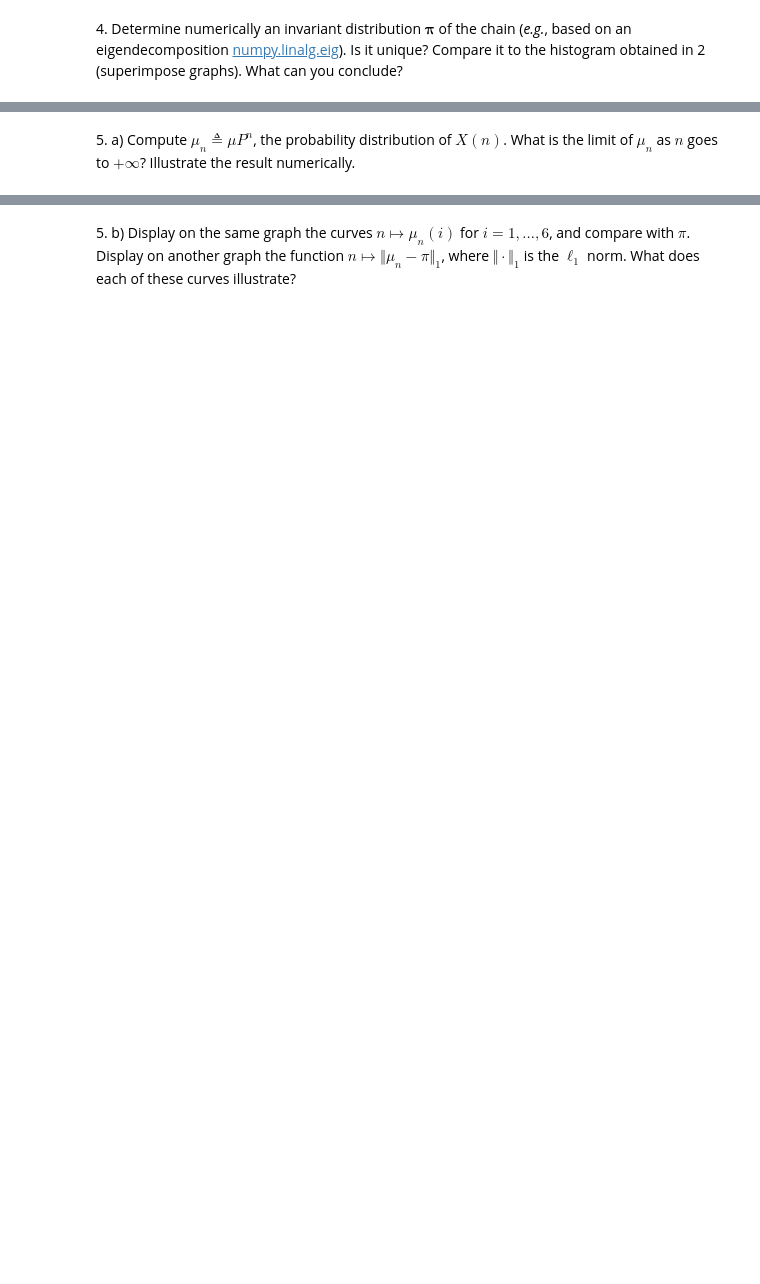
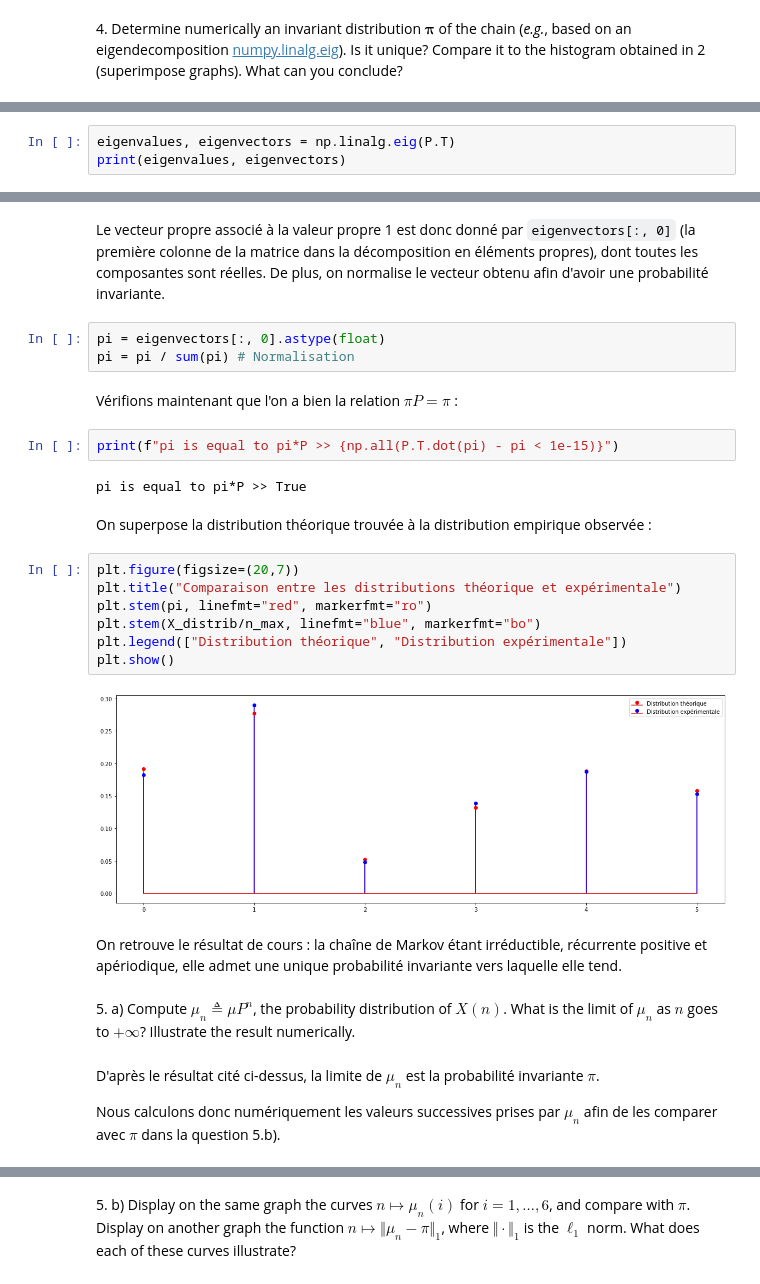
Before and after one commit to SnowHawkeye/sdia-labs, a Jupyter notebook: markov/lab1_Salem_Salem/lab1_Salem_Salem.ipynb, the cells around one changed output, grey strips where cells are left out. Drawn from its saved outputs; the diff is of its cells as text; blank space fills up the shorter version.

Commit message:
MARKOV - Exercise 2 (almost done)

```diff
--- a/markov/lab1_Salem_Salem/lab1_Salem_Salem.ipynb
+++ b/markov/lab1_Salem_Salem/lab1_Salem_Salem.ipynb
@@ -245,0 +317,3 @@ $$
+# %%
+eigenvalues, eigenvectors = np.linalg.eig(P.T)
+print(eigenvalues, eigenvectors)
@@ -246,2 +334,30 @@ $$
+# %% [markdown]
+Le vecteur propre associé à la valeur propre 1 est donc donné par `eigenvectors[:, 0]` (la première colonne de la matrice dans la décomposition en éléments propres), dont toutes les composantes sont réelles. De plus, on normalise le vecteur obtenu afin d'avoir une probabilité invariante.
+# %%
+pi = eigenvectors[:, 0].astype(float)
+pi = pi / sum(pi) # Normalisation
+# %% [markdown]
+Vérifions maintenant que l'on a bien la relation $\pi P = \pi$ :
+# %%
+print(f"pi is equal to pi*P >> {np.all(P.T.dot(pi) - pi < 1e-15)}")
+# %% [output]
+pi is equal to pi*P >> True
+# %% [markdown]
+On superpose la distribution théorique trouvée à la distribution empirique observée :
+# %%
+plt.figure(figsize=(20,7))
+plt.title("Comparaison entre les distributions théorique et expérimentale")
+plt.stem(pi, linefmt="red", markerfmt="ro")
+plt.stem(X_distrib/n_max, linefmt="blue", markerfmt="bo")
+plt.legend(["Distribution théorique", "Distribution expérimentale"])
+plt.show()
+# %% [output]
+[figure, added]
+# %% [markdown]
+On retrouve le résultat de cours : la chaîne de Markov étant irréductible, récurrente positive et apériodique, elle admet une unique probabilité invariante vers laquelle elle tend.
 # %% [markdown]
 5\. a) Compute $\mu_n \triangleq \mu P^n$, the probability distribution of $X(n)$. What is the limit of $\mu_n$ as $n$ goes to $+\infty$? Illustrate the result numerically.
+# %% [markdown]
+D'après le résultat cité ci-dessus, la limite de $\mu_n$ est la probabilité invariante $\pi$.
+
+Nous calculons donc numériquement les valeurs successives prises par $\mu_n$ afin de les comparer avec $\pi$ dans la question 5.b).
```
Also changed, not shown: parts of 18 cells of this notebook, 1 other file.
